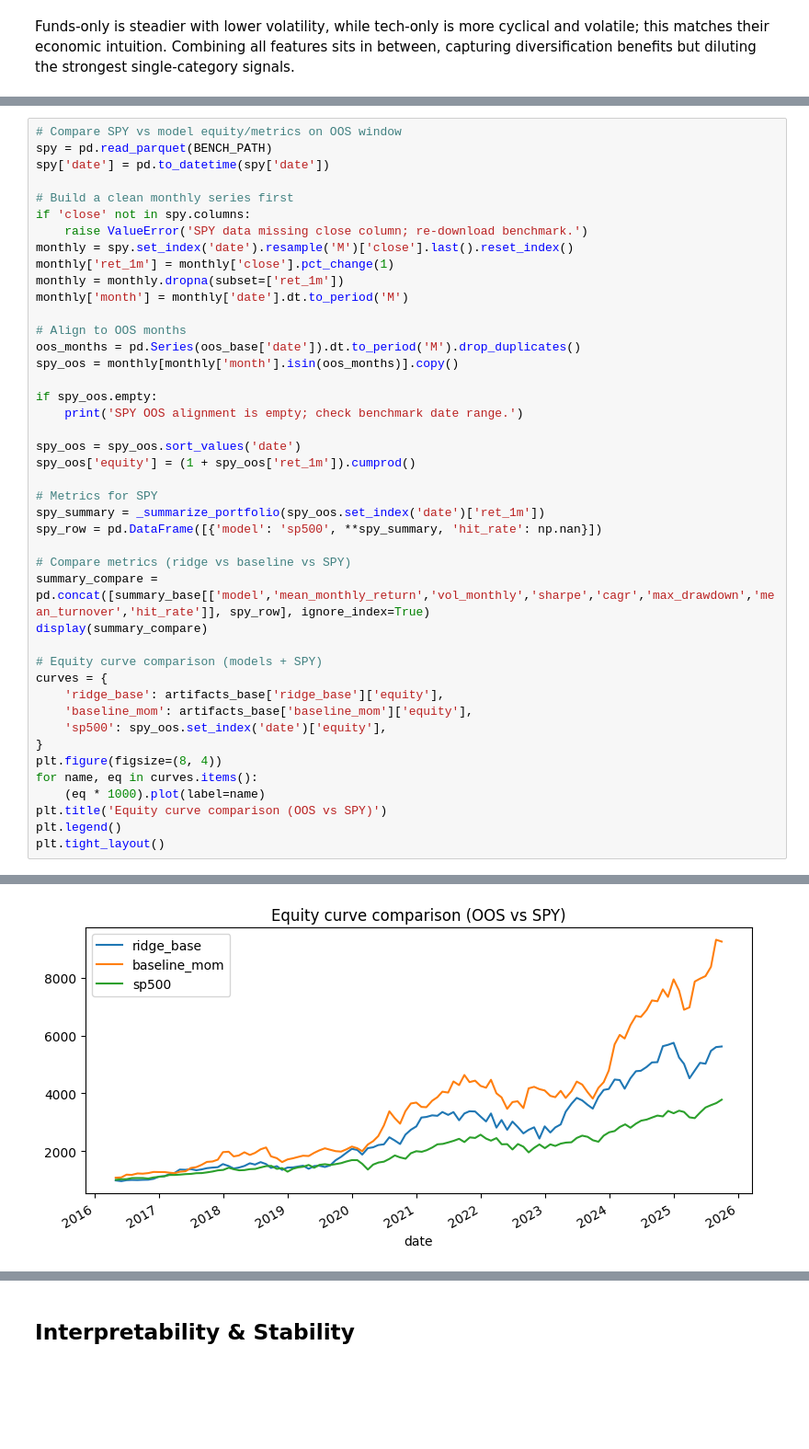
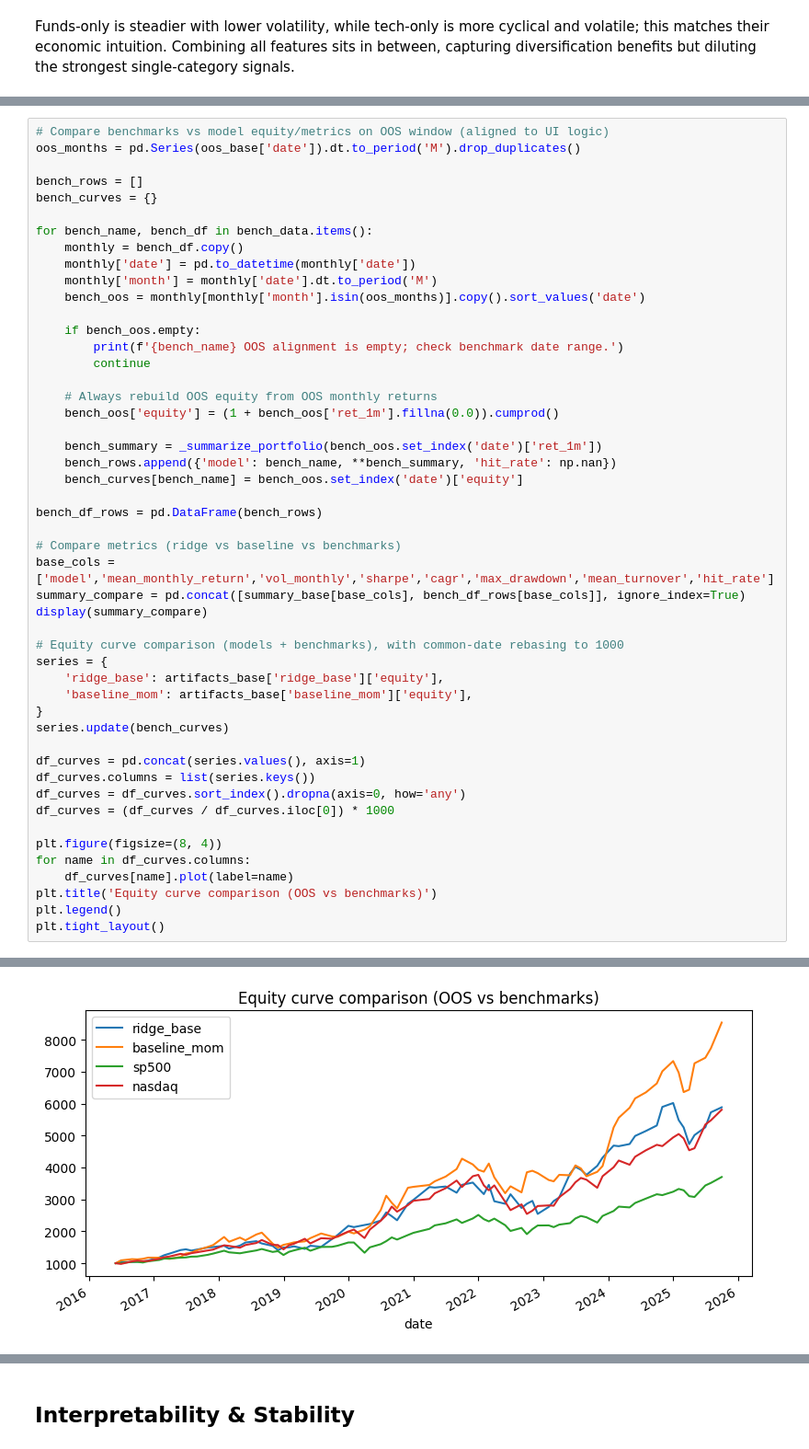
Before and after one commit to IgorDragone/hybrid-stock-prediction-thesis, a Jupyter notebook: notebooks/04_robustness.ipynb, the cells around one changed output, grey strips where cells are left out. Shown at 92% size. Cells and saved outputs as stored; diff of their text form; blank space fills up the shorter version.

```diff
--- a/notebooks/04_robustness.ipynb
+++ b/notebooks/04_robustness.ipynb
@@ -256,44 +275,50 @@ else:
 # %%
-# Compare SPY vs model equity/metrics on OOS window
-spy = pd.read_parquet(BENCH_PATH)
-spy['date'] = pd.to_datetime(spy['date'])
+# Compare benchmarks vs model equity/metrics on OOS window (aligned to UI logic)
+oos_months = pd.Series(oos_base['date']).dt.to_period('M').drop_duplicates()
 
-# Build a clean monthly series first
-if 'close' not in spy.columns:
-    raise ValueError('SPY data missing close column; re-download benchmark.')
-monthly = spy.set_index('date').resample('M')['close'].last().reset_index()
-monthly['ret_1m'] = monthly['close'].pct_change(1)
-monthly = monthly.dropna(subset=['ret_1m'])
-monthly['month'] = monthly['date'].dt.to_period('M')
+bench_rows = []
+bench_curves = {}
 
-# Align to OOS months
-oos_months = pd.Series(oos_base['date']).dt.to_period('M').drop_duplicates()
-spy_oos = monthly[monthly['month'].isin(oos_months)].copy()
+for bench_name, bench_df in bench_data.items():
+    monthly = bench_df.copy()
+    monthly['date'] = pd.to_datetime(monthly['date'])
+    monthly['month'] = monthly['date'].dt.to_period('M')
+    bench_oos = monthly[monthly['month'].isin(oos_months)].copy().sort_values('date')
 
-if spy_oos.empty:
-    print('SPY OOS alignment is empty; check benchmark date range.')
+    if bench_oos.empty:
+        print(f'{bench_name} OOS alignment is empty; check benchmark date range.')
+        continue
 
-spy_oos = spy_oos.sort_values('date')
-spy_oos['equity'] = (1 + spy_oos['ret_1m']).cumprod()
+    # Always rebuild OOS equity from OOS monthly returns
+    bench_oos['equity'] = (1 + bench_oos['ret_1m'].fillna(0.0)).cumprod()
 
-# Metrics for SPY
-spy_summary = _summarize_portfolio(spy_oos.set_index('date')['ret_1m'])
-spy_row = pd.DataFrame([{'model': 'sp500', **spy_summary, 'hit_rate': np.nan}])
+    bench_summary = _summarize_portfolio(bench_oos.set_index('date')['ret_1m'])
+    bench_rows.append({'model': bench_name, **bench_summary, 'hit_rate': np.nan})
+    bench_curves[bench_name] = bench_oos.set_index('date')['equity']
 
-# Compare metrics (ridge vs baseline vs SPY)
-summary_compare = pd.concat([summary_base[['model','mean_monthly_return','vol_monthly','sharpe','cagr','max_drawdown','mean_turnover','hit_rate']], spy_row], ignore_index=True)
+bench_df_rows = pd.DataFrame(bench_rows)
+
+# Compare metrics (ridge vs baseline vs benchmarks)
+base_cols = ['model','mean_monthly_return','vol_monthly','sharpe','cagr','max_drawdown','mean_turnover','hit_rate']
+summary_compare = pd.concat([summary_base[base_cols], bench_df_rows[base_cols]], ignore_index=True)
 display(summary_compare)
 
-# Equity curve comparison (models + SPY)
-curves = {
+# Equity curve comparison (models + benchmarks), with common-date rebasing to 1000
+series = {
     'ridge_base': artifacts_base['ridge_base']['equity'],
     'baseline_mom': artifacts_base['baseline_mom']['equity'],
-    'sp500': spy_oos.set_index('date')['equity'],
 }
+series.update(bench_curves)
+
+df_curves = pd.concat(series.values(), axis=1)
+df_curves.columns = list(series.keys())
+df_curves = df_curves.sort_index().dropna(axis=0, how='any')
+df_curves = (df_curves / df_curves.iloc[0]) * 1000
+
 plt.figure(figsize=(8, 4))
-for name, eq in curves.items():
-    (eq * 1000).plot(label=name)
-plt.title('Equity curve comparison (OOS vs SPY)')
+for name in df_curves.columns:
+    df_curves[name].plot(label=name)
+plt.title('Equity curve comparison (OOS vs benchmarks)')
 plt.legend()
 plt.tight_layout()
 # %% [output]
@@ -304,2 +330,2 @@ plt.tight_layout()
-[figure, old version]
+[figure, new version]
 # %% [markdown]
```
Also changed, not shown: parts of 4 cells of this notebook, 12 other files.
